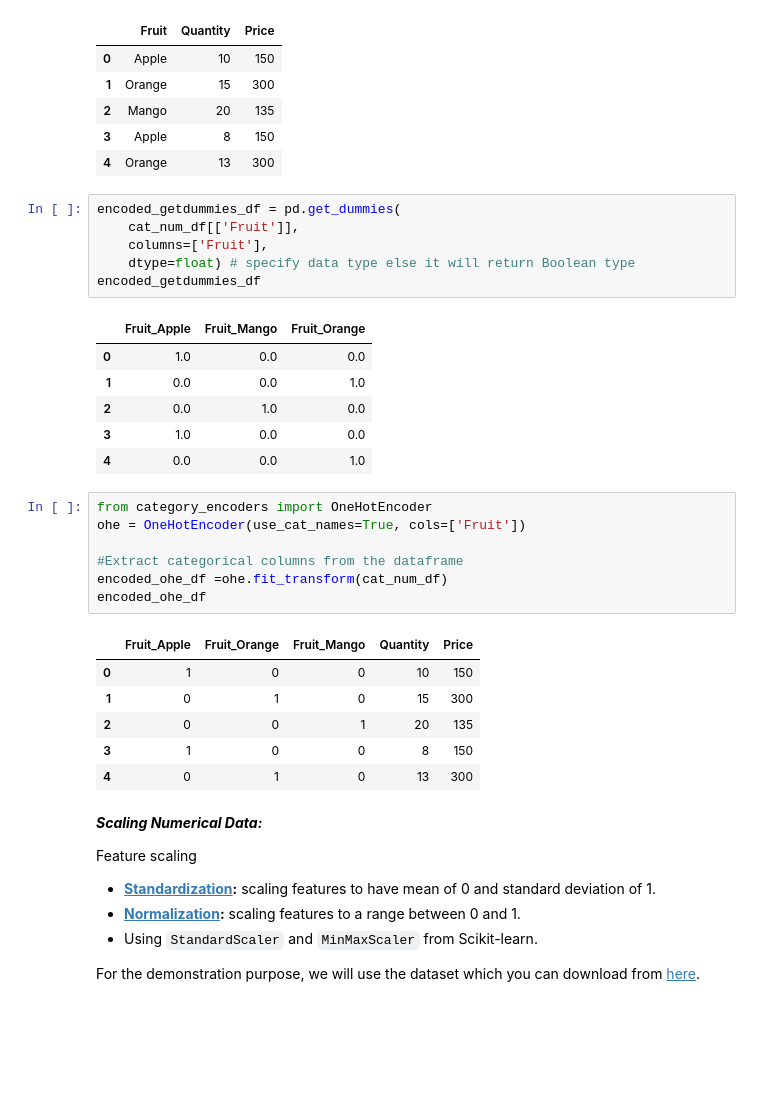
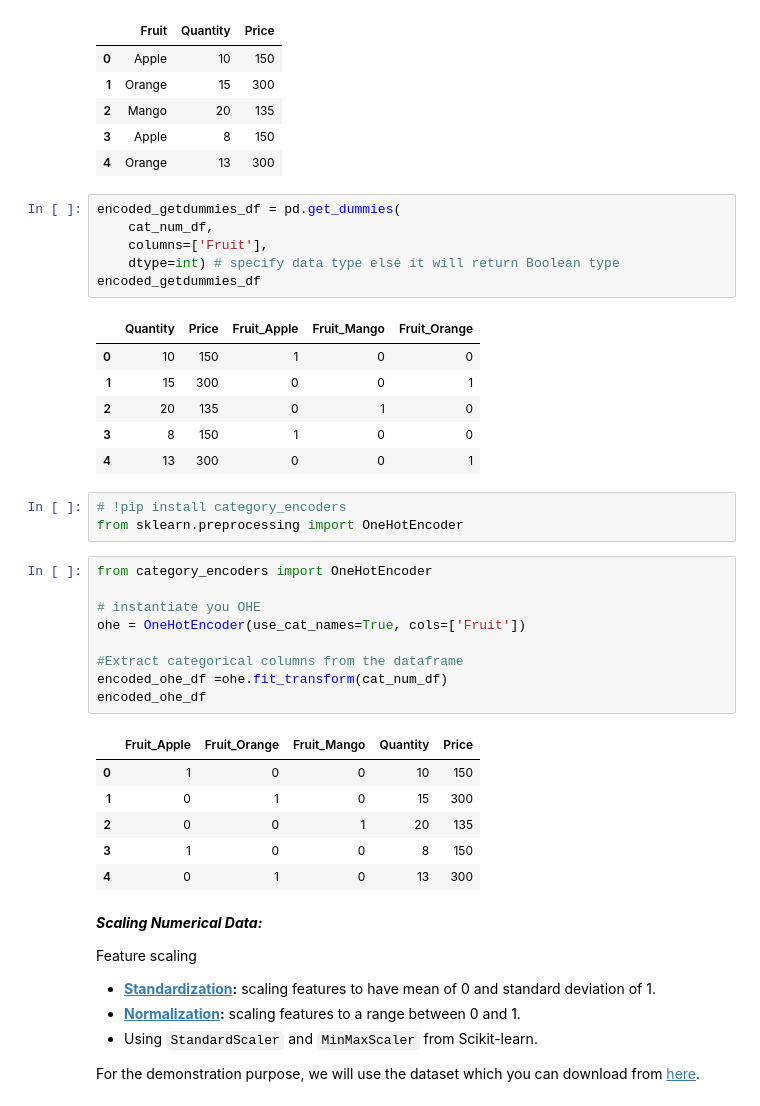
Before and after one commit to eddychetz/machine-learning-labs, a Jupyter notebook: lab-103-data-preparation/lab_103-data-preparation.ipynb, the cells around one changed output. Saved outputs shown, nothing was run; the diff lists cells and outputs as text; blank space fills up the shorter version.

```diff
--- a/lab-103-data-preparation/lab_103-data-preparation.ipynb
+++ b/lab-103-data-preparation/lab_103-data-preparation.ipynb
@@ -339,19 +335,24 @@ cat_num_df
 | 4 | Orange | 13 | 300 |
 # %%
 encoded_getdummies_df = pd.get_dummies(
-    cat_num_df[['Fruit']],
+    cat_num_df,
     columns=['Fruit'],
-    dtype=float) # specify data type else it will return Boolean type
+    dtype=int) # specify data type else it will return Boolean type
 encoded_getdummies_df
 # %% [output]
-|  | Fruit_Apple | Fruit_Mango | Fruit_Orange |
-| 0 | 1.0 | 0.0 | 0.0 |
-| 1 | 0.0 | 0.0 | 1.0 |
-| 2 | 0.0 | 1.0 | 0.0 |
-| 3 | 1.0 | 0.0 | 0.0 |
-| 4 | 0.0 | 0.0 | 1.0 |
+|  | Quantity | Price | Fruit_Apple | Fruit_Mango | Fruit_Orange |
+| 0 | 10 | 150 | 1 | 0 | 0 |
+| 1 | 15 | 300 | 0 | 0 | 1 |
+| 2 | 20 | 135 | 0 | 1 | 0 |
+| 3 | 8 | 150 | 1 | 0 | 0 |
+| 4 | 13 | 300 | 0 | 0 | 1 |
+# %%
+# !pip install category_encoders
+from sklearn.preprocessing import OneHotEncoder
 # %%
 from category_encoders import OneHotEncoder
+
+# instantiate you OHE
 ohe = OneHotEncoder(use_cat_names=True, cols=['Fruit'])
 
 #Extract categorical columns from the dataframe
```
Also changed, not shown: parts of 7 cells of this notebook, 1 other file.
